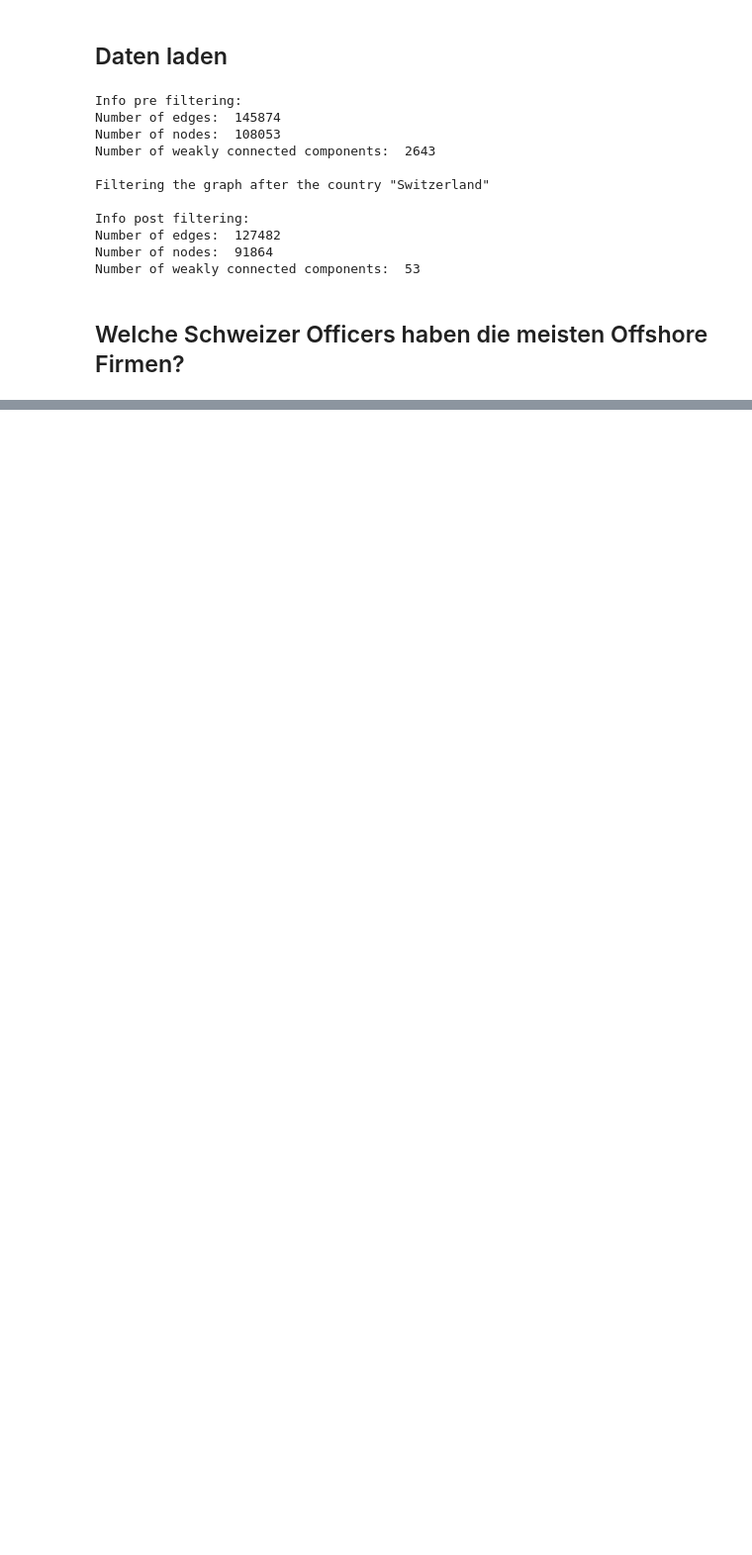
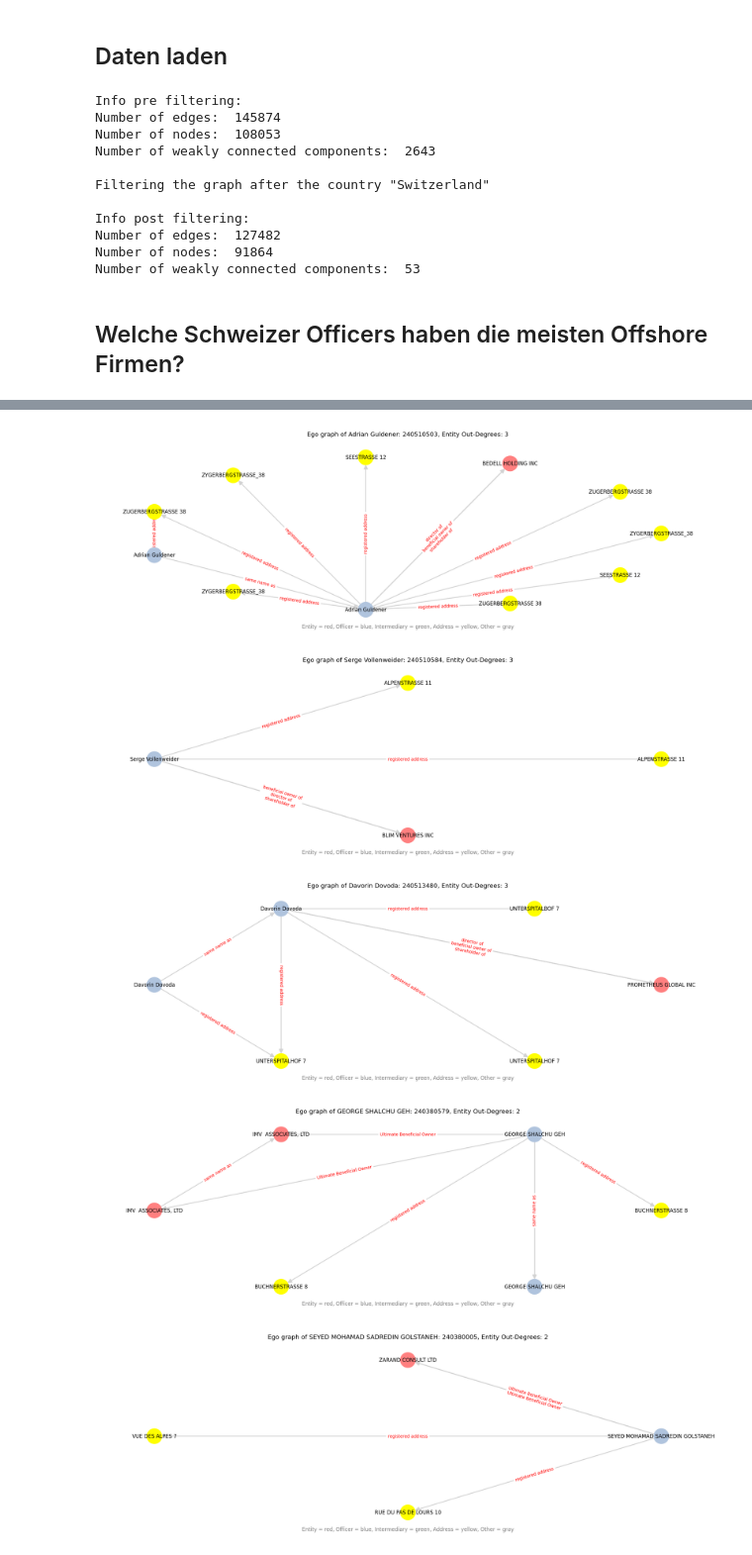
Before and after one commit to gabrieltorresgamez/fhnw-san-project, a Jupyter notebook: 04-offshore_companies_counts.ipynb, the cells around one changed output, grey strips where cells are left out. Shown at 99% size. Drawn from its saved outputs; the diff is of its cells as text; code cells hidden in the pictures; blank space fills up the shorter version.

Commit message:
why so many nodes per officer wth

```diff
--- a/04-offshore_companies_counts.ipynb
+++ b/04-offshore_companies_counts.ipynb
@@ -146,0 +116,46 @@ Top 10 Swiss Officers by Degree:
+# %%
+# Modify the edge label plotting to concatenate labels into a single string
+def plot_ego_with_labels(G, subgraph, node, color_map, plot_subgraph=True, ego_radius=1):
+    plot_graph = (subgraph if plot_subgraph else G).copy()
+    ego = nx.ego_graph(plot_graph, node, radius=ego_radius, undirected=True)
+    pos = nx.circular_layout(ego)
+    colors = [color_map[G.nodes[n]["node_type"]] for n in ego.nodes]
+    labels = {n: (G.nodes[n]["name"] if G.nodes[n]["node_type"] != "Address" else G.nodes[n]["address"].split(',')[0]) for n in ego.nodes}
+
+    # Prepare edge labels by concatenating them into a single string per edge
+    edge_labels = {}
+    for u, v, d in ego.edges(data=True):
+        key = (u, v)
+        if key not in edge_labels:
+            edge_labels[key] = []
+        edge_labels[key].append(d['link'])
+
+    combined_edge_labels = {k: "\n".join(v) for k, v in edge_labels.items()}
+
+    # Draw nodes and labels
+    nx.draw(
+        ego,
+        pos,
+        with_labels=True,
+        node_color=colors,
+        labels=labels,
+        font_size=plt.rcParams["font.size"],
+        edge_color="#D3D3D3",
+    )
+    nx.draw_networkx_edge_labels(ego, pos, edge_labels=combined_edge_labels, font_color="red", font_size=plt.rcParams["font.size"] - 1)
+
+    plt.title(f"Ego graph of {labels[node]}: {node}, Entity Out-Degrees: {deg}")
+    plt.suptitle("Entity = red, Officer = blue, Intermediary = green, Address = yellow, Other = gray", y=0.01, fontsize=plt.rcParams["font.size"], color="gray")
+    plt.show()
+# %%
+# Use the modified plotting function
+for node, deg in list(degree.items())[:5]:
+    plot_ego_with_labels(
+        G, swiss_officers_entities_subgraph, node, color_map, plot_subgraph=False
+    )
+# %% [output]
+[figure, added]
+[figure, added]
+[figure, added]
+[figure, added]
+[figure, added]
```
Also changed, not shown: parts of 6 cells of this notebook.
